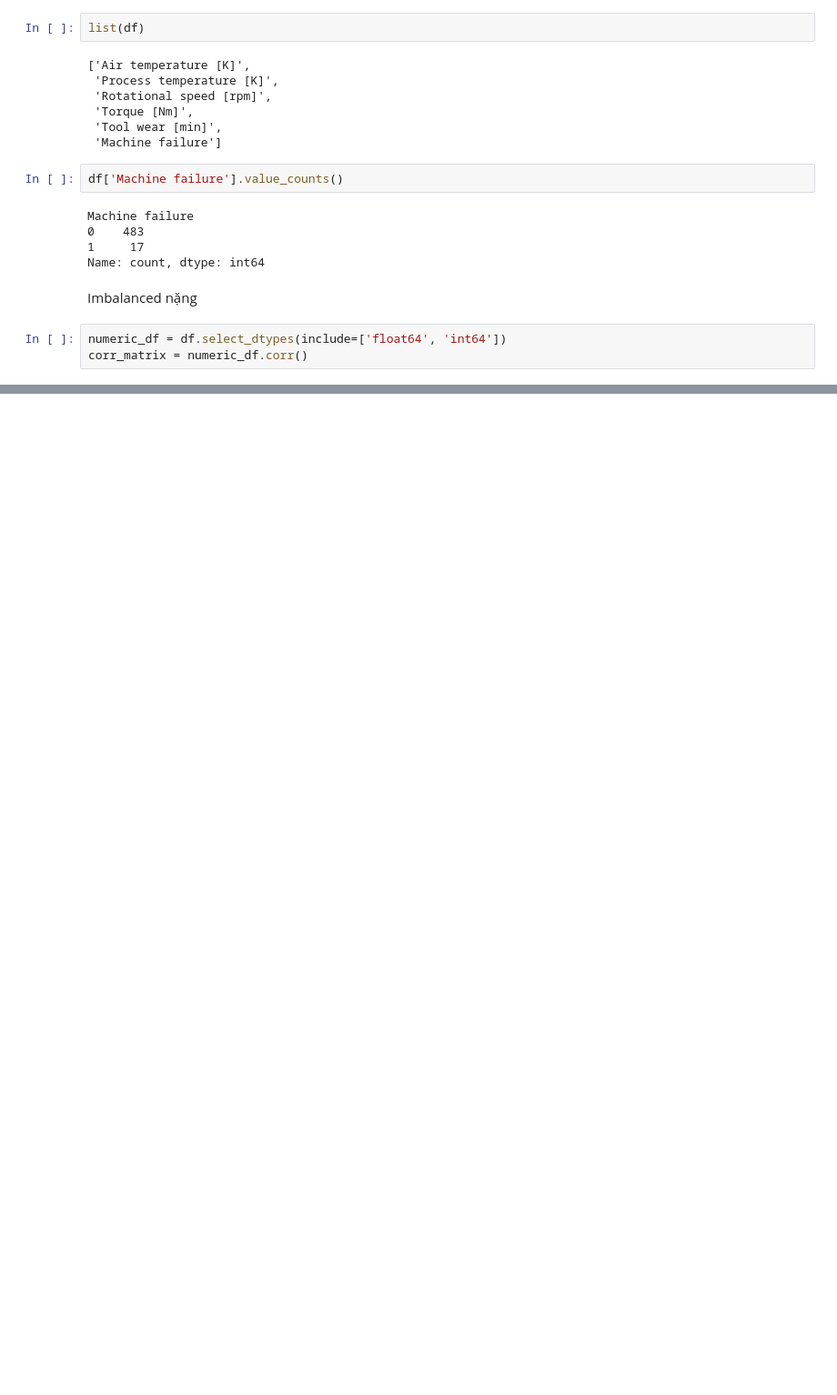
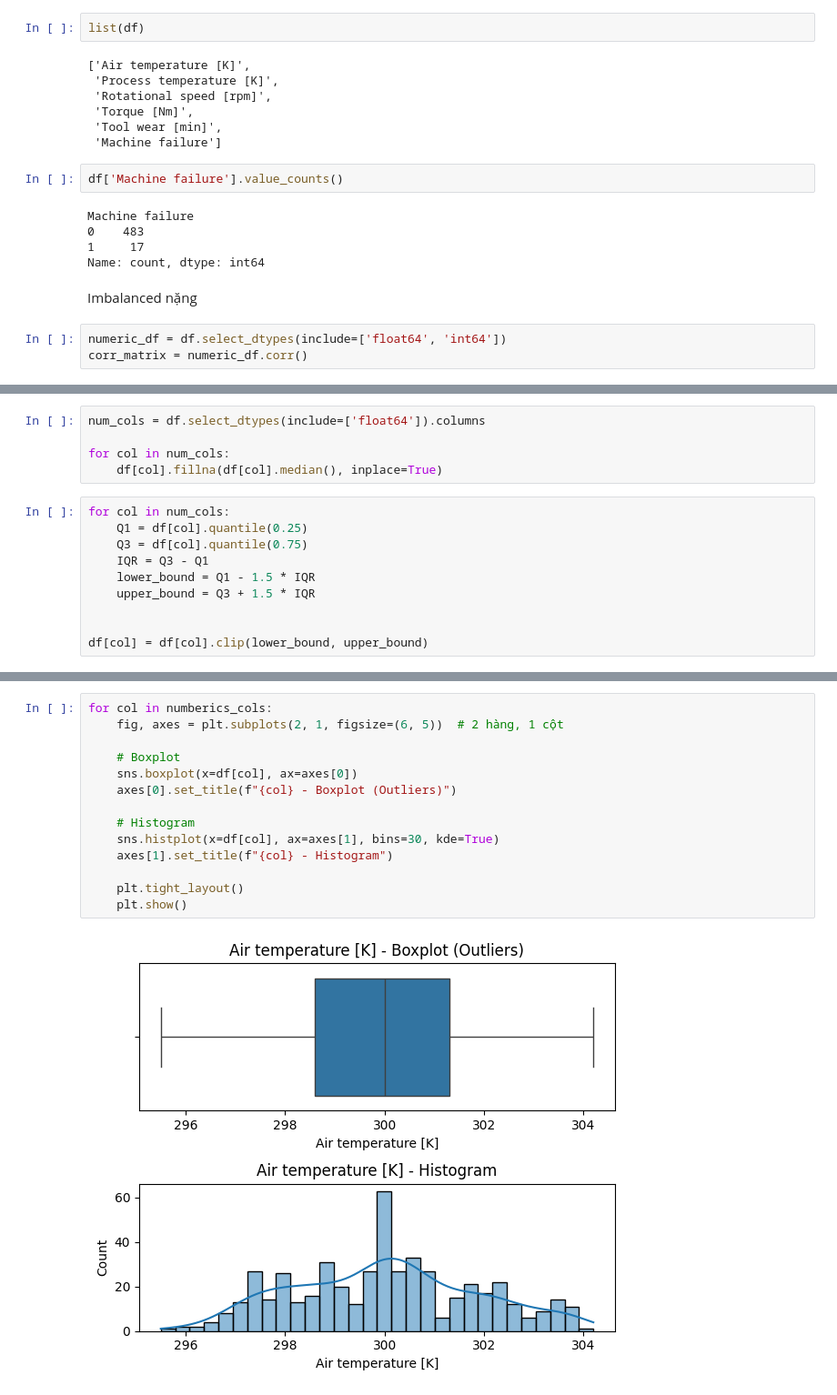
Before and after one commit to nmhkha/dm-project, a Jupyter notebook: EDA.ipynb, the cells around one changed output, grey strips where cells are left out. Shown at 91% size. Cells and saved outputs as stored; diff of their text form; blank space fills up the shorter version.

```diff
--- a/EDA.ipynb
+++ b/EDA.ipynb
@@ -153,0 +159,15 @@ plt.show()
+# %%
+num_cols = df.select_dtypes(include=['float64']).columns
+
+for col in num_cols:
+    df[col].fillna(df[col].median(), inplace=True)
+# %%
+for col in num_cols:
+    Q1 = df[col].quantile(0.25)
+    Q3 = df[col].quantile(0.75)
+    IQR = Q3 - Q1
+    lower_bound = Q1 - 1.5 * IQR
+    upper_bound = Q3 + 1.5 * IQR
+
+
+df[col] = df[col].clip(lower_bound, upper_bound)
@@ -153,0 +195,16 @@ plt.show()
+# %%
+for col in numberics_cols:
+    fig, axes = plt.subplots(2, 1, figsize=(6, 5))  # 2 hàng, 1 cột
+
+    # Boxplot
+    sns.boxplot(x=df[col], ax=axes[0])
+    axes[0].set_title(f"{col} - Boxplot (Outliers)")
+
+    # Histogram
+    sns.histplot(x=df[col], ax=axes[1], bins=30, kde=True)
+    axes[1].set_title(f"{col} - Histogram")
+
+    plt.tight_layout()
+    plt.show()
+# %% [output]
+[figure, added]
```
Also changed, not shown: parts of 6 cells of this notebook.
